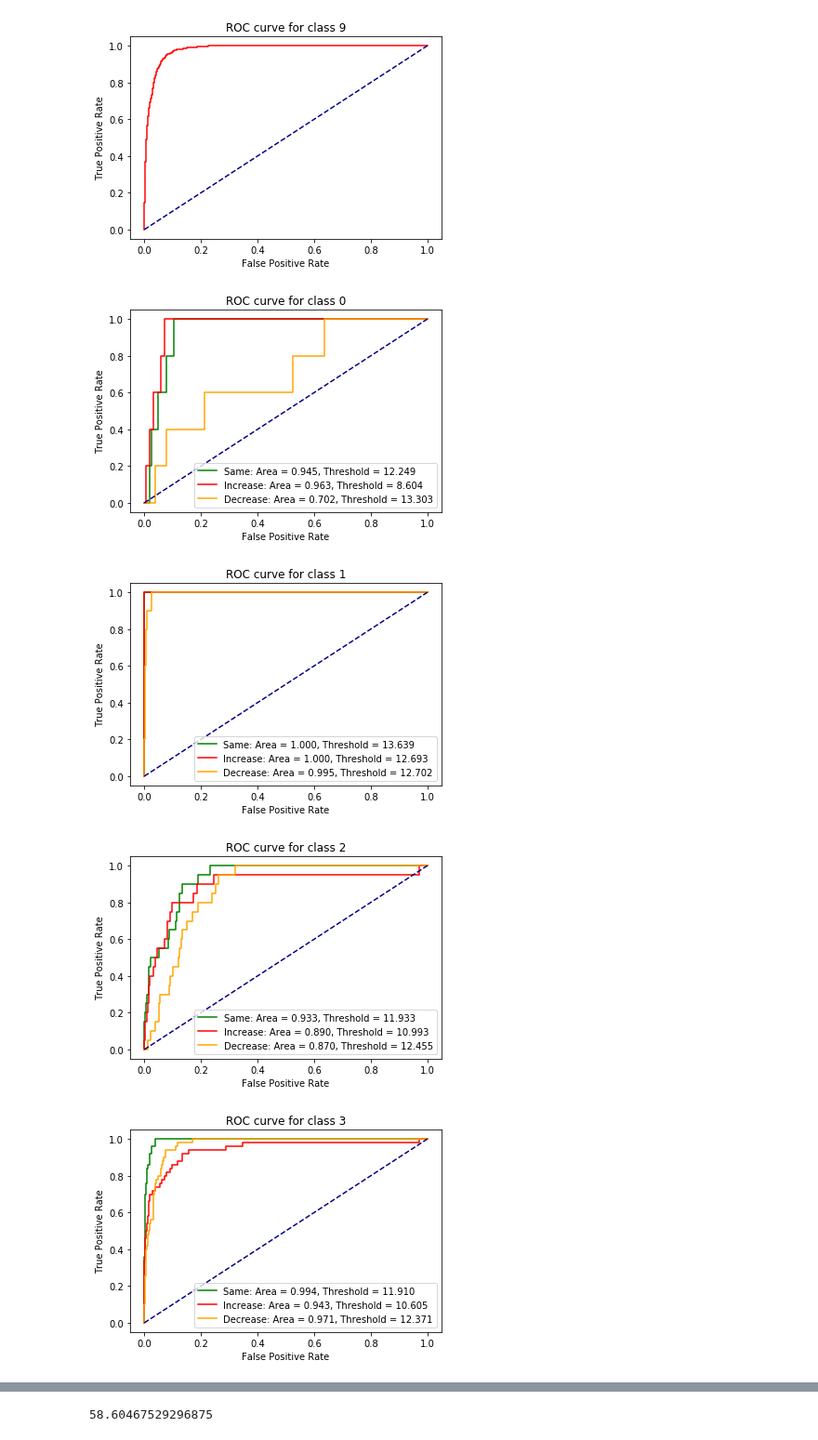
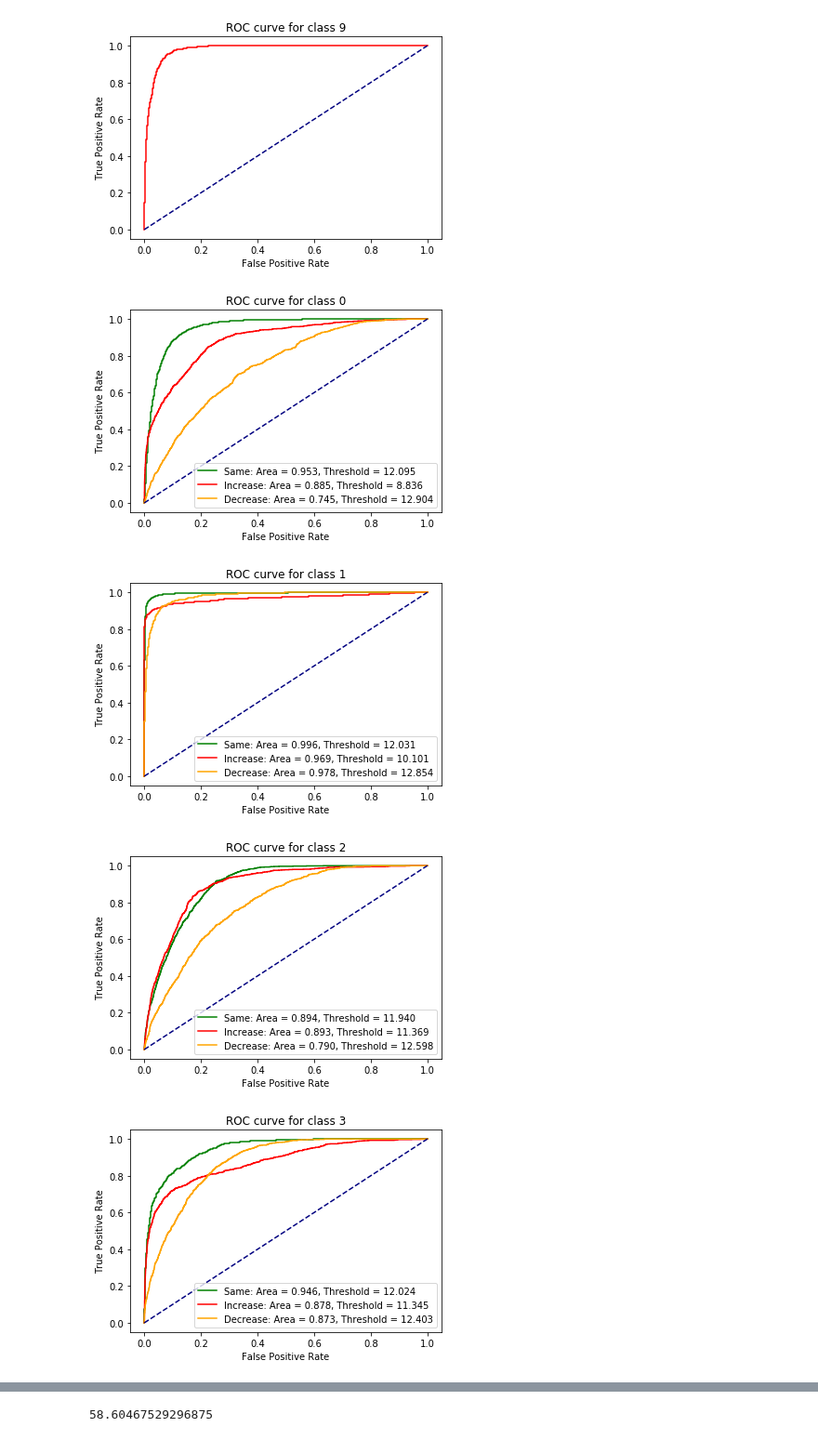
Before and after one commit to lorenzosintini/4YP, a Jupyter notebook: Models_v2/Conv_VAE_v2.ipynb, the cells around one changed output, grey strips where cells are left out. Shown at 93% size. Saved outputs shown, nothing was run; the diff lists cells and outputs as text; code cells hidden in the pictures.

```diff
--- a/Models_v2/Conv_VAE_v2.ipynb
+++ b/Models_v2/Conv_VAE_v2.ipynb
@@ -609,7 +609,7 @@ for i in range(10):
 [figure]
 # %%
 _, _, x_test_classes, y_test_classes, _, _ = setup_dataset(x_train, y_train, x_test, y_test, chosen_classes=[0,1,2,3,4,5,6,7,8,9])
-chosen_numbers = [5, 10, 20, 50, 100, 200, 400, 600, 800, 1000]
+chosen_numbers = [1000, 1000, 1000, 1000, 1000, 1000, 1000, 1000, 1000, 1000]
 x_test_classes, y_test_classes = change_ratio(x_test, y_test, chosen_classes, chosen_numbers)
 
 prob_same = np.zeros([np.sum(chosen_numbers),10])
@@ -651,34 +651,34 @@ for i in range(len(y_test_classes)):
     y_score_decrease[:,i] = prob_decrease[i]
 
 from sklearn.metrics import roc_curve, auc
 plot = plt.figure()
 for i in range(10):
   fpr_same, tpr_same, threshold_same = roc_curve(y_true[i,:], y_score_same[i,:])
   auc_same = auc(fpr_same, tpr_same)
   fpr_increase, tpr_increase, threshold_increase = roc_curve(y_true[i,:], y_score_increase[i,:])
   auc_increase = auc(fpr_increase, tpr_increase)
   fpr_decrease, tpr_decrease, threshold_decrease = roc_curve(y_true[i,:], y_score_decrease[i,:])
   auc_decrease = auc(fpr_decrease, tpr_decrease)
 
   optimal_idx_same = np.argmin(np.sqrt(np.square(1-tpr_same) + np.square(fpr_same)))
   optimal_threshold_same = threshold_same[optimal_idx_same]
   optimal_idx_increase = np.argmin(np.sqrt(np.square(1-tpr_increase) + np.square(fpr_increase)))
   optimal_threshold_increase = threshold_increase[optimal_idx_increase]
   optimal_idx_decrease = np.argmin(np.sqrt(np.square(1-tpr_decrease) + np.square(fpr_decrease)))
   optimal_threshold_decrease = threshold_decrease[optimal_idx_decrease]
 
   plt.plot(fpr_same, tpr_same, color='green', label='Same: Area = %0.3f, Threshold = %0.3f' % (auc_same, optimal_threshold_same))
   plt.plot(fpr_increase, tpr_increase, color='red', label='Increase: Area = %0.3f, Threshold = %0.3f' % (auc_increase, optimal_threshold_increase))
   plt.plot(fpr_decrease, tpr_decrease, color='orange', label='Decrease: Area = %0.3f, Threshold = %0.3f' % (auc_decrease, optimal_threshold_decrease))
 
   plt.plot([0, 1], [0, 1], color='navy', linestyle='--')
   plt.xlabel('False Positive Rate')
   plt.ylabel('True Positive Rate')
   plt.title('ROC curve for class '+str(i))
   plt.legend(loc="lower right")
   plt.show()
 # %% [output]
-[figure, old version]
+[figure, new version]
-[figure, old version]
+[figure, new version]
-[figure, old version]
+[figure, new version]
-[figure, old version]
+[figure, new version]
```
Also changed, not shown: parts of 3 cells of this notebook.
